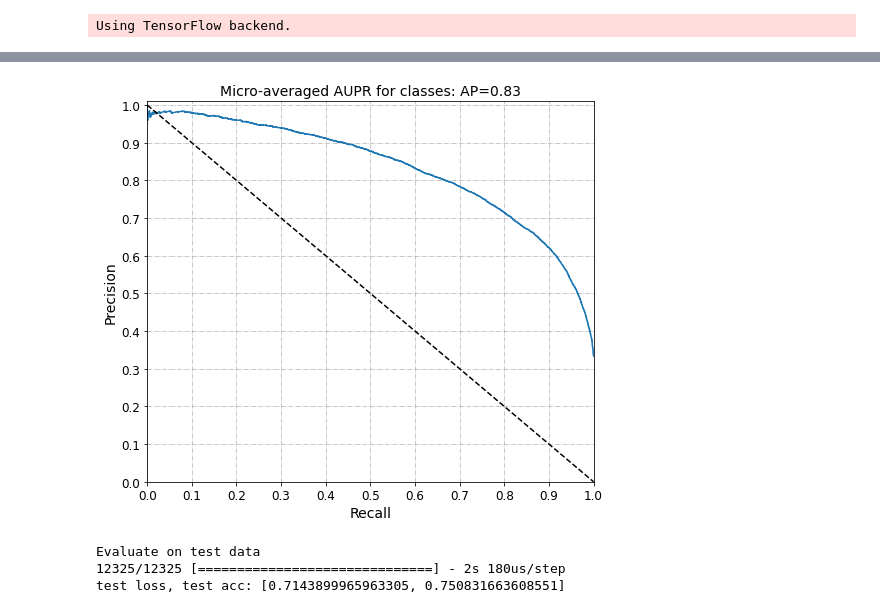
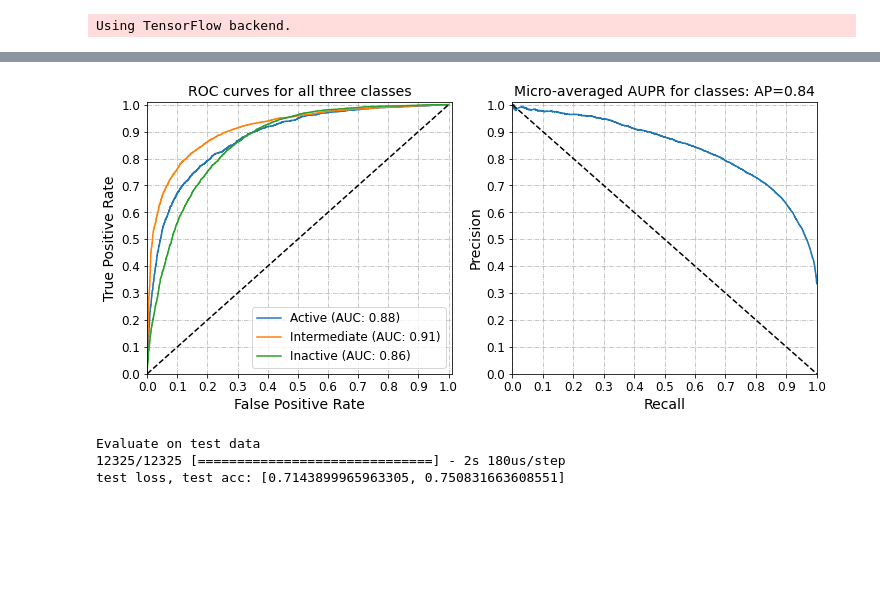
Before and after one commit to TeamSundar/dNNDR, a Jupyter notebook: CD100T10.ipynb, the cells around one changed output, grey strips where cells are left out. Saved outputs shown, nothing was run; the diff lists cells and outputs as text; code cells hidden in the pictures; blank space fills up the shorter version.

```diff
--- a/CD100T10.ipynb
+++ b/CD100T10.ipynb
@@ -100,4 +49,10 @@ test_drug['seq'] = seq
 # %%
+P = pd.read_csv('data/ProtSeqForModel.csv')
+D = pd.read_csv('data/DrugSeqForModel.csv')
+des_drug = np.load('data/DrugDesForModel.npy')
+drug_smiles=pd.read_csv('data/drug_smiles.csv')[['drug','smile','seq_char_count']]
+DTI_index=pd.read_csv('data/DTI_index.csv')[['target','drug','IC50','unit','activity','target_uniprot']]
+
 # Encode amino acides and smile characters
 codes_target = ['A', 'C', 'D', 'E', 'F', 'G', 'H', 'I', 'K', 'L',
          'M', 'N', 'P', 'Q', 'R', 'S', 'T', 'V', 'W', 'Y']
@@ -106,8 +61,16 @@ char_dict_target = obj.create_dict(codes_target)
 codes_drug = [char for char in ''.join(set(''.join(drug_smiles['smile'].values)))]
 char_dict_drug = obj.create_dict(codes_drug)
 
-print(char_dict_target)
-print("Target Dict Length:", len(char_dict_target))
+encode_target = obj.integer_encoding(P, char_dict_target)
+encode_drug = obj.integer_encoding(D, char_dict_drug)
 
-print(char_dict_drug)
-print("Drug dict Length:", len(char_dict_drug))
+# padding sequences
+max_length = 1000
+pad_target = pad_sequences(encode_target, maxlen=max_length, padding='post', truncating='post')
+pad_drug = pad_sequences(encode_drug, maxlen=max_length, padding='post', truncating='post')
+
+# label/integer encoding output variable: (y)
+le = LabelEncoder()
+y = le.fit_transform(DTI_index['activity'].tolist())
+# One hot encoding of outputs
+y = to_categorical(y)
@@ -333,29 +142,15 @@ for i in range(3):
-# %%
-# A "micro-average": quantifying score on all classes jointly
-precision["micro"], recall["micro"], _ = precision_recall_curve(y_test.ravel(), y_pred_keras.ravel())
-average_precision["micro"] = average_precision_score(y_test, y_pred_keras, average="micro")
-#print('Average precision score , micro-averaged over all classes: {0:0.2f}'
-#    .format(average_precision["micro"]))
-
-fig, ax = plt.subplots(figsize=(8,7))
-ax.step(recall['micro'], precision['micro'], where='post')
-
-ax.set_xlabel('Recall', fontsize=14)
-ax.set_ylabel('Precision', fontsize=14)
-ax.plot([0, 1], [1, 0], 'k--')
-ax.set_ylim([0.0, 1.01])
-ax.set_xlim([0.0, 1.00])
-ax.set_yticks(np.arange(0, 1.1, 0.1))
-ax.set_xticks(np.arange(0, 1.1, 0.1))
-ax.set_title(
-    'Micro-averaged AUPR for classes: AP={0:0.2f}'
-    .format(average_precision["micro"]), fontsize=14)
-ax.tick_params(axis="x", labelsize=12)
-ax.tick_params(axis="y", labelsize=12)
-ax.grid(linestyle='-.', linewidth=0.7)
-plt.savefig('aupr.png', dpi=500, bbox_inches='tight')
-# %% [output]
-[figure, removed]
+# %%
+# Load saved model
+saved_model = keras.models.load_model('checkpoints/'+EXP+'/improvement_'+EXP+'.hdf5', custom_objects={'attention': architecture.attention})
+# %%
+# Calculate ROC and PR characteristics
+roc_auc, fpr, tpr = obj.roc(saved_model, y_test, a = test_target, b = test_drug)
+precision, recall, average_precision = obj.aupr(saved_model, y_test, a = test_target, b = test_drug)
+# %%
+# Plot ROC/PR curve
+obj.plotROC_PR(fpr, tpr, roc_auc, precision, recall, average_precision, save=True)
+# %% [output]
+[figure, added]
 # %%
 # Evaluate the model on the test data using `evaluate`
 print("Evaluate on test data")
```
Also changed, not shown: parts of 35 cells of this notebook.
